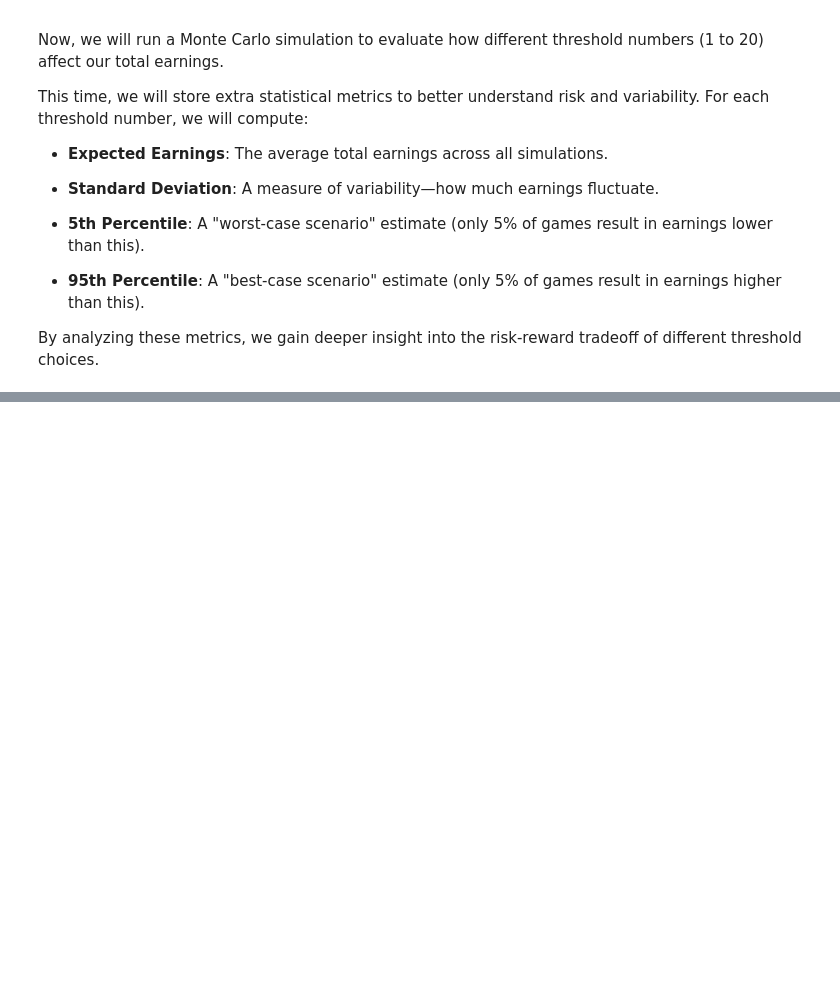
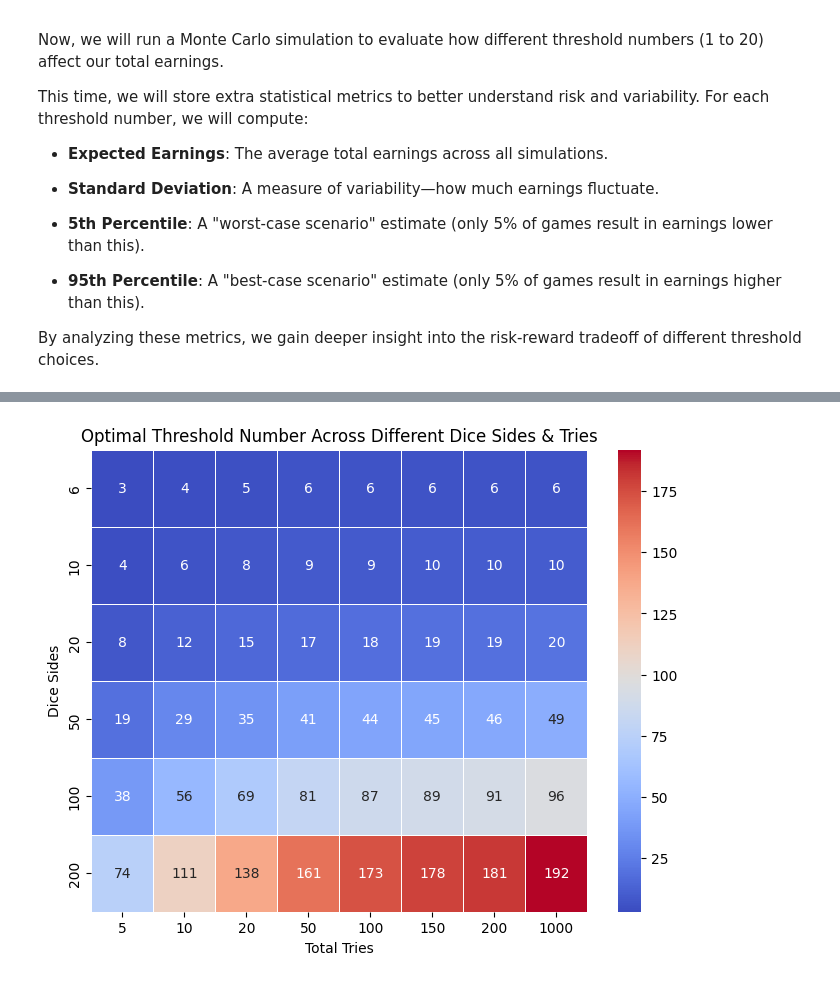
Before and after one commit to gzark1/monte-carlo, a Jupyter notebook: monte_carlo_dice_game.ipynb, the cells around one changed output, grey strips where cells are left out. Cells and saved outputs as stored; diff of their text form; code cells hidden in the pictures; blank space fills up the shorter version.

Commit message:
Analyze how Dice Sides and Total Tries Affect the Optimal Threshold, add README.md

```diff
--- a/monte_carlo_dice_game.ipynb
+++ b/monte_carlo_dice_game.ipynb
@@ -595,0 +603,40 @@ As we notice, the values from Monte Carlo simulations and mathematical calculati
+# %%
+import seaborn as sns
+
+def find_optimal_threshold(dice_sides, total_tries):
+    """Finds the optimal threshold number for a given dice and total tries using mathematical expected value."""
+    thresholds = np.arange(2, dice_sides + 1)  # Possible threshold values
+    best_threshold = 2  # Start with lowest possible
+    best_expected_earnings = 0
+
+    for threshold in thresholds:
+        expected_earnings = calculate_expected_earnings_math(threshold, total_tries, dice_sides)
+        if expected_earnings > best_expected_earnings:
+            best_expected_earnings = expected_earnings
+            best_threshold = threshold
+
+    return best_threshold
+
+dice_sides_range = [6, 10, 20, 50, 100, 200]
+tries_range = [5, 10, 20, 50, 100, 150, 200, 1000]
+
+# Create an empty DataFrame to store optimal thresholds
+heatmap_data = pd.DataFrame(index=dice_sides_range, columns=tries_range)
+
+# Compute optimal threshold for each pair
+for dice_sides in dice_sides_range:
+    for total_tries in tries_range:
+        heatmap_data.loc[dice_sides, total_tries] = find_optimal_threshold(dice_sides, total_tries)
+
+# Convert values to integers
+heatmap_data = heatmap_data.astype(int)
+
+# Plot heatmap
+plt.figure(figsize=(8, 6))
+sns.heatmap(heatmap_data, annot=True, fmt="d", cmap="coolwarm", linewidths=0.5)
+plt.xlabel("Total Tries")
+plt.ylabel("Dice Sides")
+plt.title("Optimal Threshold Number Across Different Dice Sides & Tries")
+plt.show()
+# %% [output]
+[figure, added]
```
Also changed, not shown: parts of 14 cells of this notebook, 2 other files.
